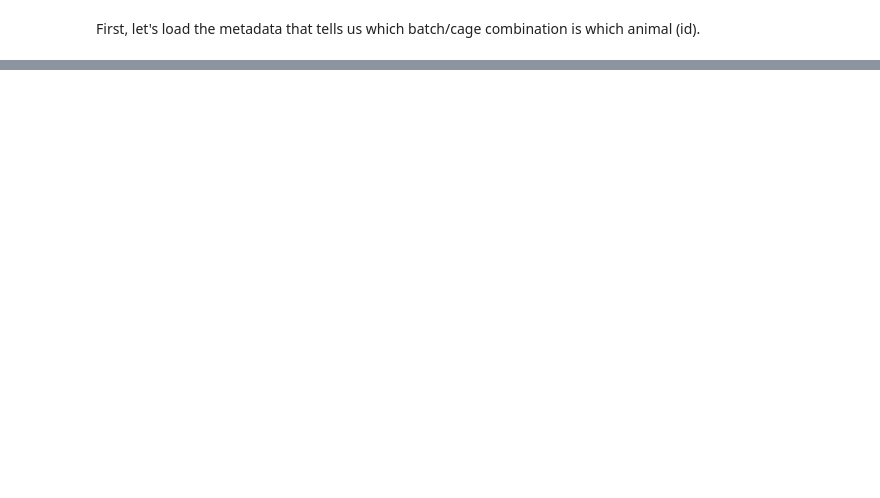
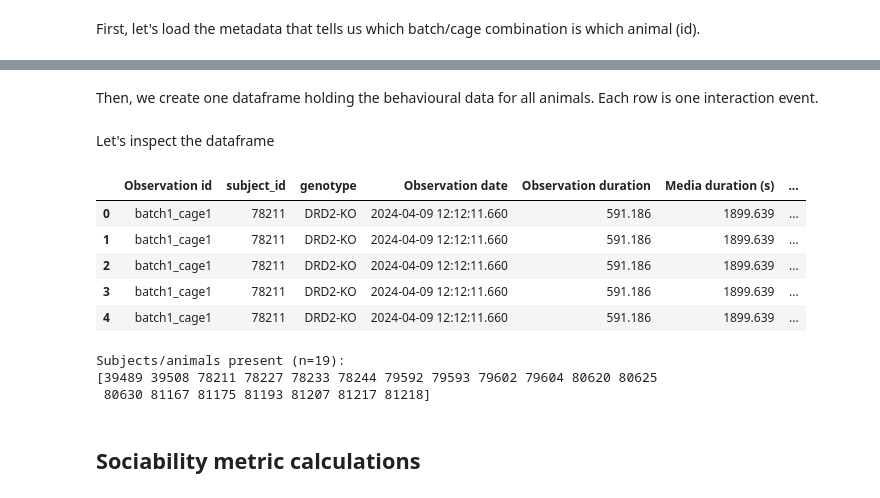
Before and after one commit to olledejong/rp2, a Jupyter notebook: 3chamber_sociability/behavioural_analysis.ipynb, the cells around one changed output, grey strips where cells are left out. Cells and saved outputs as stored; diff of their text form; code cells hidden in the pictures; blank space fills up the shorter version.

```diff
--- a/3chamber_sociability/behavioural_analysis.ipynb
+++ b/3chamber_sociability/behavioural_analysis.ipynb
@@ -36 +99,52 @@ As the behaviour was tracked with Boris and saved to a separate file per animal,
+# %% [markdown]
+Then, we create one dataframe holding the behavioural data for all animals. Each row is one interaction event.
+# %%
+beh_df = pd.DataFrame()
+
+# for each behaviour file (which holds behaviour data on one animal only)
+for file in os.listdir(behaviour_data_dir):
+    if not file.endswith('.xlsx') and 'batch' not in file:
+        continue
+
+    beh_dat = pd.read_excel(os.path.join(behaviour_data_dir, file))
+
+    # get the subject id
+    batch, cage = beh_dat['Observation id'].iloc[0].split('_')[:2]
+    batch_cage = batch + '_' + cage
+    subject_id = subject_id_dict[batch_cage]
+    genotype = metadata[metadata.mouseId == subject_id]['genotype'].iloc[0]
+
+    social_cup_starts = beh_dat[(beh_dat['Behavior type'] == 'START') & (beh_dat['Behavior'] == 'social_cup')]
+    social_cup_stops = beh_dat[(beh_dat['Behavior type'] == 'STOP') & (beh_dat['Behavior'] == 'social_cup')]
+    non_social_cup_starts = beh_dat[(beh_dat['Behavior type'] == 'START') & (beh_dat['Behavior'] == 'non-social_cup')]
+    non_social_cup_stops = beh_dat[(beh_dat['Behavior type'] == 'STOP') & (beh_dat['Behavior'] == 'non-social_cup')]
+
+    if not len(social_cup_starts) == len(social_cup_stops) or not len(non_social_cup_starts) == len(non_social_cup_stops):
+        print(f'Number of event STARTs and STOPs do not match, skipping {beh_dat["Observation id"]} (id: {subject_id_dict[beh_dat["Observation id"]]})')
+        continue
+
+    # merge the start and stop rows and calculate some stuff (interaction duration etc)
+    beh_data = merge_event_rows(beh_dat)
+    beh_data.insert(1, 'subject_id', subject_id)
+    beh_data.insert(2, 'genotype', genotype)
+    beh_df = pd.concat([beh_df, beh_data], axis=0)
+# %% [markdown]
+Let's inspect the dataframe
+# %%
+beh_df.head()
+# %% [output]
+|  | Observation id | subject_id | genotype | Observation date | Observation duration | Media duration (s) | ... |
+| 0 | batch1_cage1 | 78211 | DRD2-KO | 2024-04-09 12:12:11.660 | 591.186 | 1899.639 | ... |
+| 1 | batch1_cage1 | 78211 | DRD2-KO | 2024-04-09 12:12:11.660 | 591.186 | 1899.639 | ... |
+| 2 | batch1_cage1 | 78211 | DRD2-KO | 2024-04-09 12:12:11.660 | 591.186 | 1899.639 | ... |
+| 3 | batch1_cage1 | 78211 | DRD2-KO | 2024-04-09 12:12:11.660 | 591.186 | 1899.639 | ... |
+| 4 | batch1_cage1 | 78211 | DRD2-KO | 2024-04-09 12:12:11.660 | 591.186 | 1899.639 | ... |
+# %%
+print(f'Subjects/animals present (n={len(np.unique(beh_df["subject_id"]))}):\n{np.unique(beh_df["subject_id"])} ')
+# %% [output]
+Subjects/animals present (n=19):
+[39489 39508 78211 78227 78233 78244 79592 79593 79602 79604 80620 80625
+ 80630 81167 81175 81193 81207 81217 81218]
+# %% [markdown]
+## Sociability metric calculations
 # %%
```
Also changed, not shown: parts of 17 cells of this notebook.
